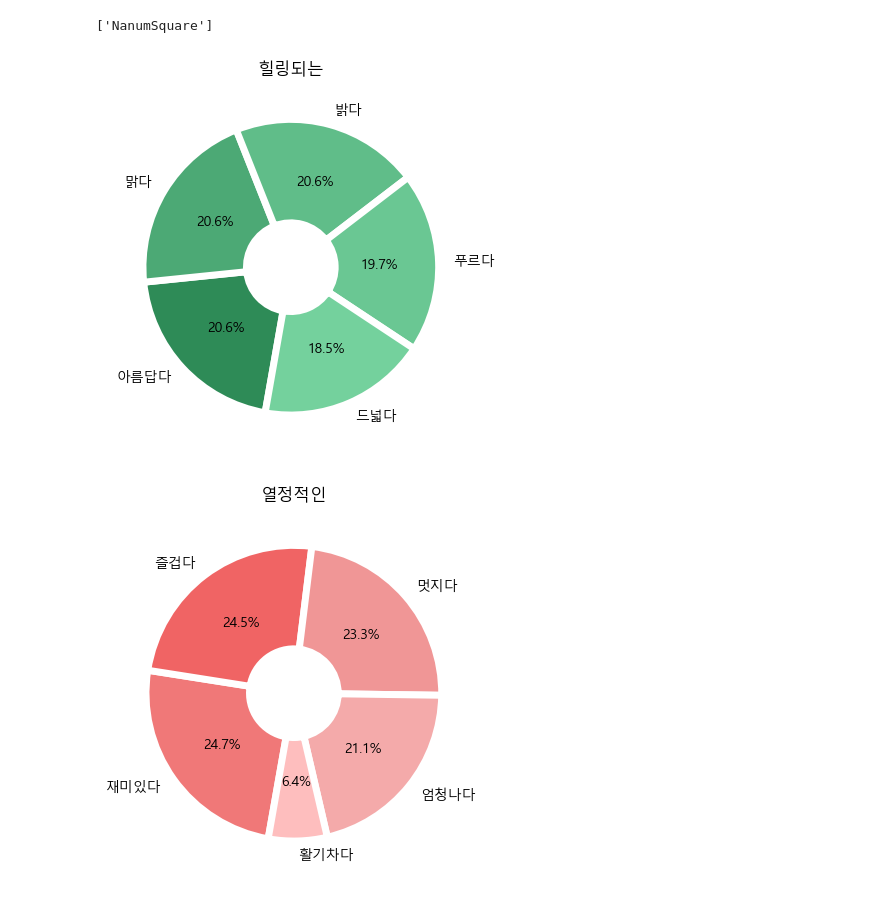
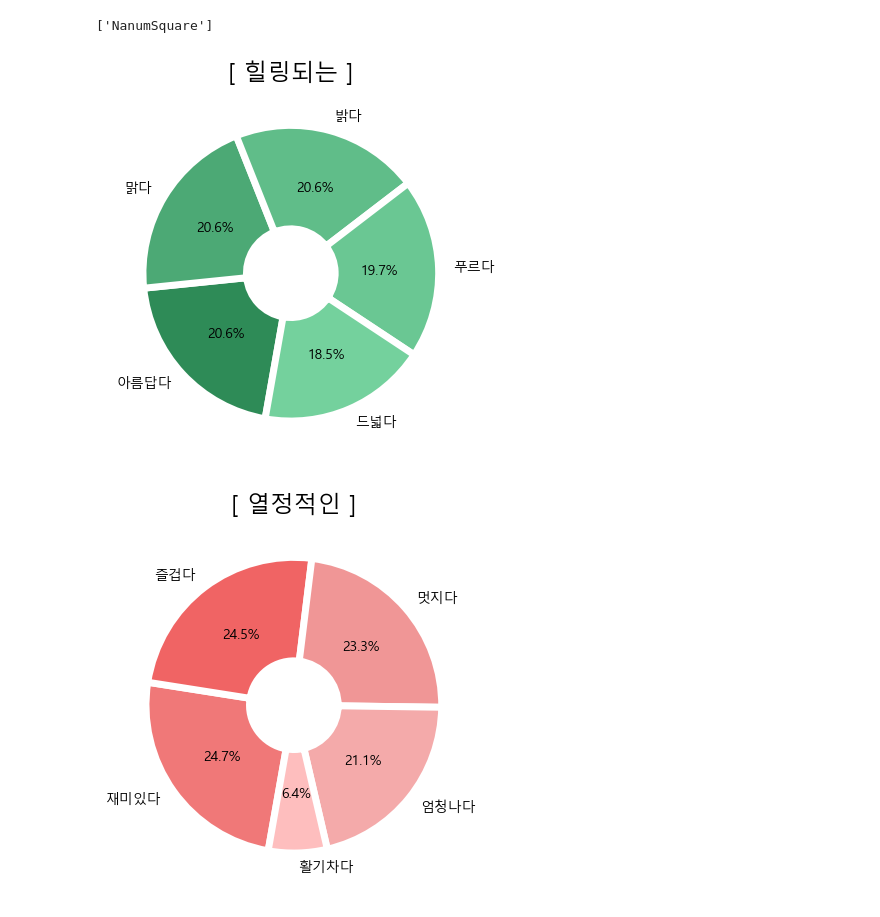
Before and after one commit to sohee0/final_sh, a Jupyter notebook: chart.ipynb, the cells around one changed output. Cells and saved outputs as stored; diff of their text form; code cells hidden in the pictures.

```diff
--- a/chart.ipynb
+++ b/chart.ipynb
@@ -19,22 +19,22 @@ labels = ['아름답다', '맑다', '밝다', '푸르다','드넓다']
 colors = ['#2E8B57', '#4CA975', '#60BD89', '#6AC793' ,'#74D19D']
 wedgeprops={'width': 0.7, 'edgecolor': 'w', 'linewidth': 5}
 explode = [0.10, 0.10, 0.10, 0 , 0]
-plt.title('힐링되는')
+plt.title('[ 힐링되는 ]',fontsize=17)
 plt.pie(count, labels=labels, autopct='%.1f%%',  startangle=260, counterclock=False, colors=colors, wedgeprops=wedgeprops)
 plt.show()
 # %% [output]
-[figure, old version]
+[figure, new version]
 # %%
 count = [104, 103, 98, 89, 27]
 labels = ['재미있다', '즐겁다', '멋지다', '엄청나다','활기차다']
 colors = ['#F07878','#F06464', '#F09696', '#F4AAAA','#FEBEBE']
 wedgeprops={'width': 0.7, 'edgecolor': 'w', 'linewidth': 5}
 explode = [0.10, 0.10, 0.10, 0 , 0]
-plt.title('열정적인')
+plt.title('[ 열정적인 ]',fontsize=17)
 plt.pie(count, labels=labels, autopct='%.1f%%', startangle=260, counterclock=False, colors=colors, wedgeprops=wedgeprops)
 plt.show()
 # %% [output]
-[figure, old version]
+[figure, new version]
 # %%
 count = [91, 86, 71, 70, 32]
 labels = ['어렵다', '멋있다', '새롭다', '알차다','놀랍다']
```
Also changed, not shown: parts of 1 cell of this notebook, 14 other files.
